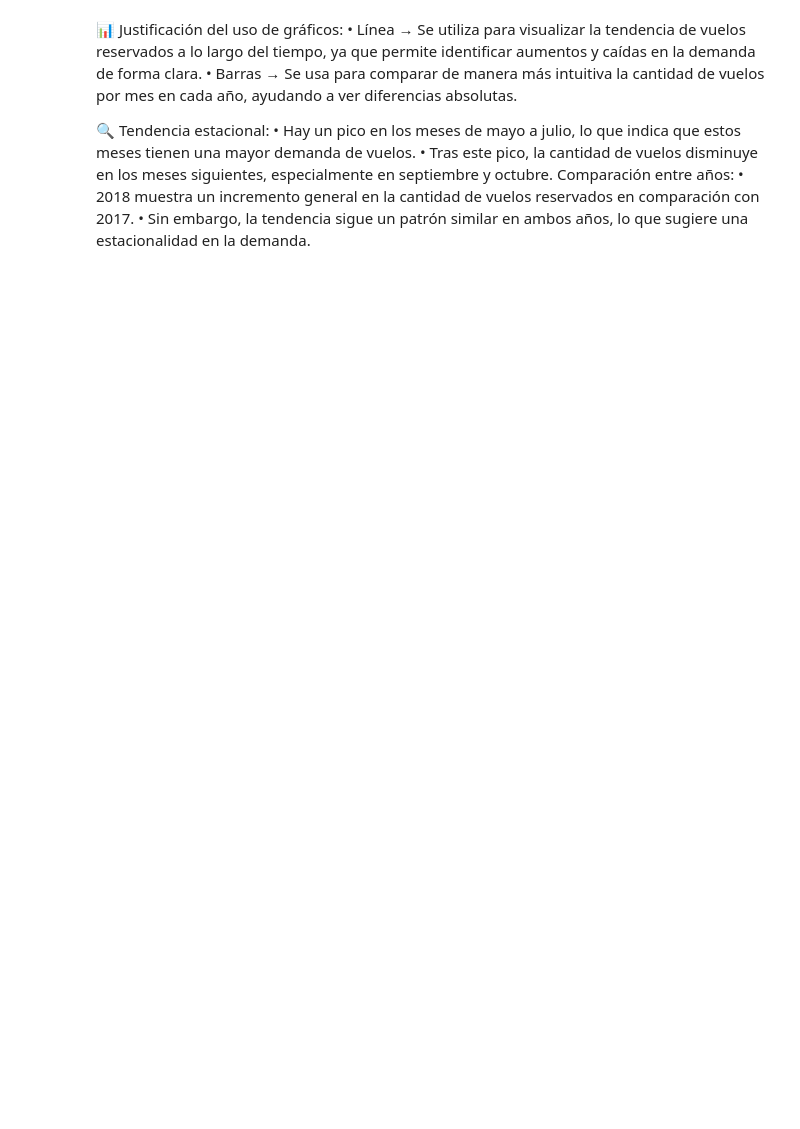
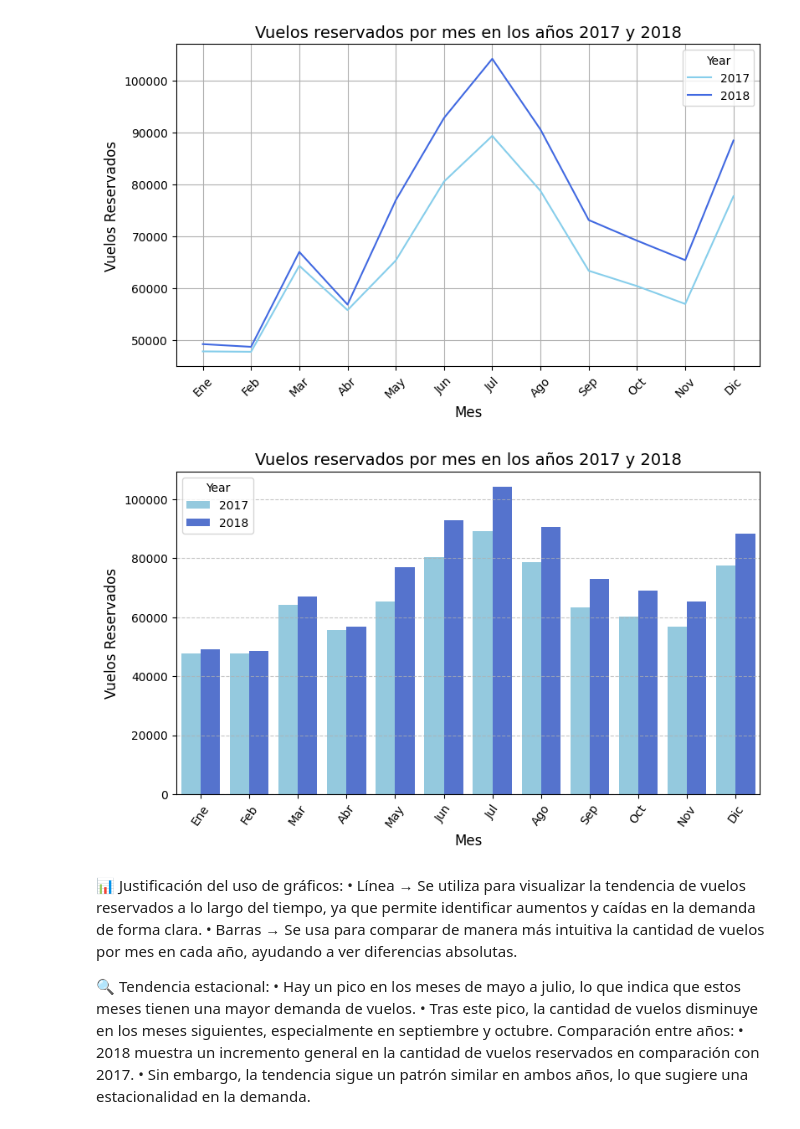
Before and after one commit to sara-rico/evaluacion-modulo3-SaraRico-aerolineas, a Jupyter notebook: evaluacion-modulo3-final-SaraRico-aerolineas.ipynb, the cells around one changed output. Drawn from its saved outputs; the diff is of its cells as text; code cells hidden in the pictures; blank space fills up the shorter version.

```diff
--- a/evaluacion-modulo3-final-SaraRico-aerolineas.ipynb
+++ b/evaluacion-modulo3-final-SaraRico-aerolineas.ipynb
@@ -106,11 +145,18 @@ print("Verificación de consistencia de los datos completada.")
 # %%
 # 1.2.3 - Ajuste de tipos de datos
-# Convertimos 'Enrollment Year' y 'Enrollment Month' en una fecha completa
+# Convertimos Salary a int
+df_merged["Salary"] = df_merged["Salary"].astype(int)
 
-df_merged["Enrollment Date"] = pd.to_datetime(
-    df_merged["Enrollment Year"].astype(str) + "-" + df_merged["Enrollment Month"].astype(str),
-    errors="coerce"
-)
+# Convertimos Enrollment Year y Enrollment Month en una fecha completa antes de eliminarlas
+if "Enrollment Year" in df_merged.columns and "Enrollment Month" in df_merged.columns:
+    df_merged["Enrollment Date"] = pd.to_datetime(
+        df_merged["Enrollment Year"].astype(str) + "-" + df_merged["Enrollment Month"].astype(str),
+        errors="coerce"
+    )
 
-print("\n Ajuste de tipos de datos completado.")
-print(df_merged.dtypes)  # Verificamos cambios
+    # Eliminamos las columnas ya fusionadas
+    df_merged.drop(columns=["Enrollment Year", "Enrollment Month"], inplace=True)
+
+    print("✅ Ajuste de tipos de datos completado.")
+else:
+    print("⚠️ Las columnas 'Enrollment Year' y 'Enrollment Month' no existen. No se realizó la conversión.")
@@ -122,0 +165,4 @@ print("Columnas innecesarias eliminadas.")
+# %%
+# 1.2.4 - Eliminación de duplicados
+df_merged.drop_duplicates(inplace=True)
+print("✅ Duplicados eliminados correctamente.")
@@ -141,6 +231,12 @@ print("Limpieza de datos completada con éxito.")
 
 # Crear un DataFrame con la cantidad total de vuelos reservados por mes y año
 df_year_month = df_merged.groupby(["Year", "Month"])["Flights Booked"].sum().reset_index()
+
+# Ordenamos los meses correctamente para evitar errores de visualización
+df_year_month["Month"] = pd.Categorical(df_year_month["Month"], categories=range(1, 13), ordered=True)
+
+# Ordenamos los datos por año y mes para garantizar la secuencia correcta
+df_year_month_sorted = df_year_month.sort_values(by=["Year", "Month"])
 
 # Configuración del gráfico de líneas
 plt.figure(figsize=(9, 5))
@@ -154,33 +250,36 @@ sns.lineplot(x="Month",
 plt.title("Vuelos reservados por mes en los años 2017 y 2018", fontsize=14)
 plt.xticks(ticks=range(1, 13), labels=["Ene", "Feb", "Mar", "Abr", "May", "Jun", "Jul", "Ago", "Sep", "Oct", "Nov", "Dic"], rotation=45)
 plt.xlabel("Mes", fontsize=12)
 plt.ylabel("Vuelos Reservados", fontsize=12)
 plt.grid(True)
 
 plt.show()
 
 # Configuración del gráfico de barras
 plt.figure(figsize=(9, 5))
 
 # Ordenar correctamente los datos para asegurar la alineación correcta
 df_year_month_sorted = df_year_month.sort_values(by=["Month"])
 
 # Crear gráfico de barras asegurando que los meses aparecen en orden correcto
 sns.barplot(x="Month",
             y="Flights Booked",
             hue="Year",
             data=df_year_month_sorted,
             palette=["#87CEEB", "#4169E1"],
             estimator=sum)
 
 # Personalización del gráfico
 plt.title("Vuelos reservados por mes en los años 2017 y 2018", fontsize=14)
 plt.xticks(ticks=range(12), labels=["Ene", "Feb", "Mar", "Abr", "May", "Jun", "Jul", "Ago", "Sep", "Oct", "Nov", "Dic"], rotation=55)
 plt.xlabel("Mes", fontsize=12)
 plt.ylabel("Vuelos Reservados", fontsize=12)
 plt.grid(axis="y", linestyle="--", alpha=0.7)
 
 plt.show()
+# %% [output]
+[figure, added]
+[figure, added]
 # %% [markdown]
 📊  Justificación del uso de gráficos:
 	•	Línea → Se utiliza para visualizar la tendencia de vuelos reservados a lo largo del tiempo, ya que permite identificar aumentos y caídas en la demanda de forma clara.
```
Also changed, not shown: parts of 23 cells of this notebook, 1 other file.
